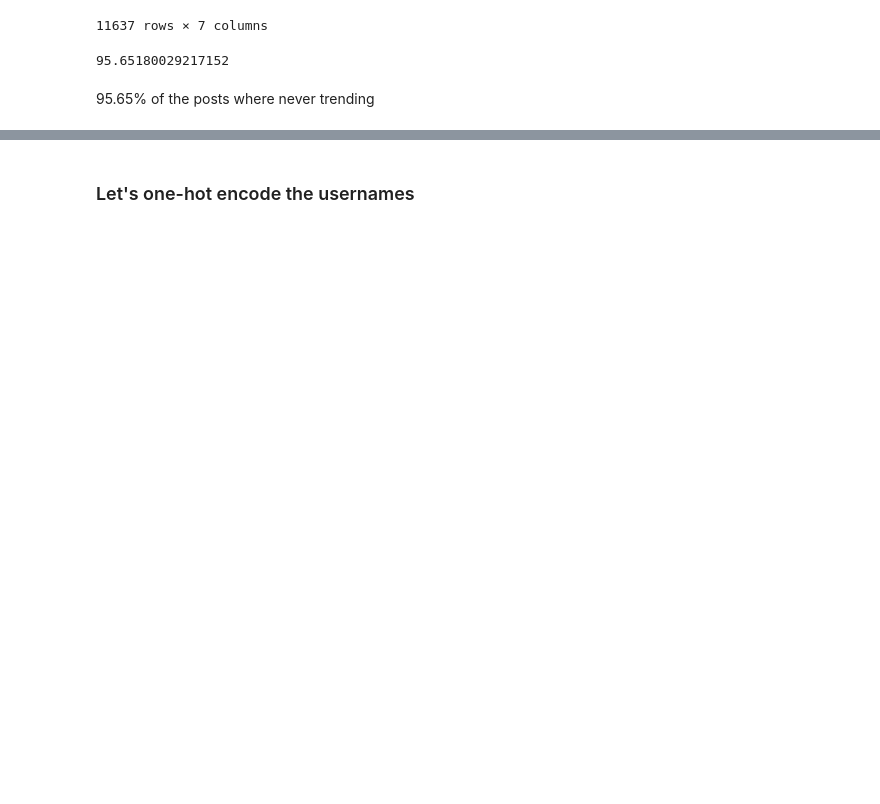
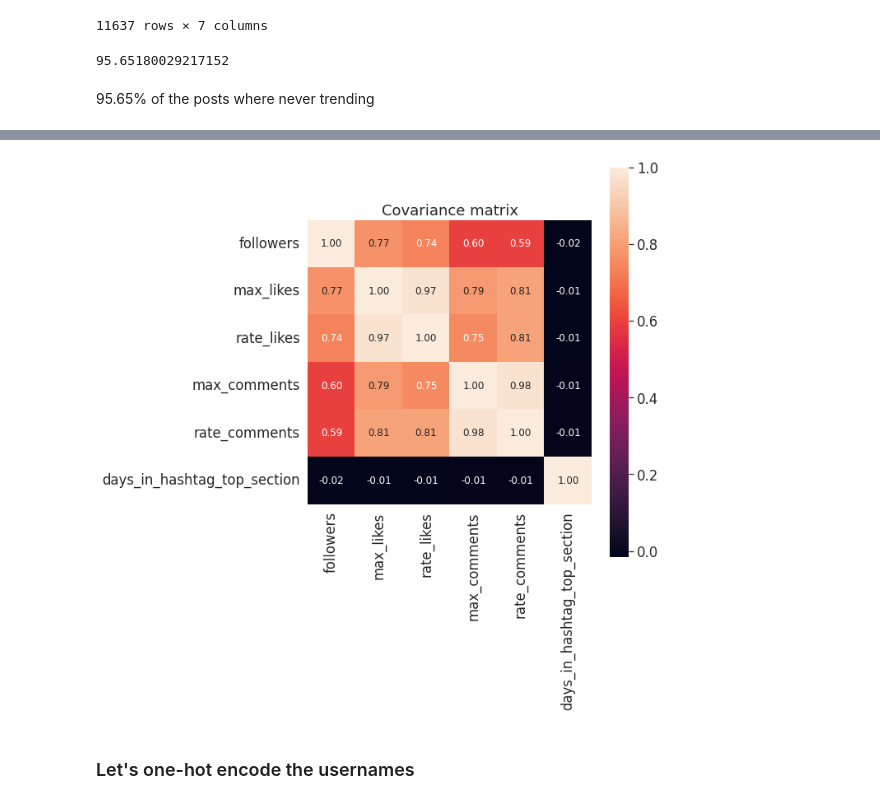
Before and after one commit to lavinama/modelling_social_data, a Jupyter notebook: predict_num_days_trending.ipynb, the cells around one changed output, grey strips where cells are left out. Drawn from its saved outputs; the diff is of its cells as text; code cells hidden in the pictures; blank space fills up the shorter version.

```diff
--- a/predict_num_days_trending.ipynb
+++ b/predict_num_days_trending.ipynb
@@ -86,28 +104,31 @@ plt.show()
 # %%
 # Calculate the covariance matrix
 import numpy as np
-
+import matplotlib.pyplot as plt
+import seaborn as sns
 cols = ['followers', 'max_likes', 'rate_likes', 'max_comments', 'rate_comments', 'days_in_hashtag_top_section']
 
 from sklearn.preprocessing import StandardScaler
 # Standardize features
 stdsc = StandardScaler()
 X_std = stdsc.fit_transform(predict_days_t[cols].iloc[:,range(0,6)].values)
 
 cov_mat = np.cov(X_std.T)
 plt.figure(figsize=(10,10))
 sns.set(font_scale=1.5)
 hm = sns.heatmap(cov_mat,
                  cbar=True,
                  annot=True,
                  square=True,
                  fmt='.2f',
                  annot_kws={'size': 12},
                  yticklabels=cols,
                  xticklabels=cols)
-plt.title('Covariance matrix showing correlation coefficients')
+plt.title('Covariance matrix')
 plt.tight_layout()
 plt.show()
+# %% [output]
+[figure, added]
 # %% [markdown]
 ### Let's one-hot encode the usernames
 # %%
```
Also changed, not shown: parts of 59 cells of this notebook, 26 other files.
